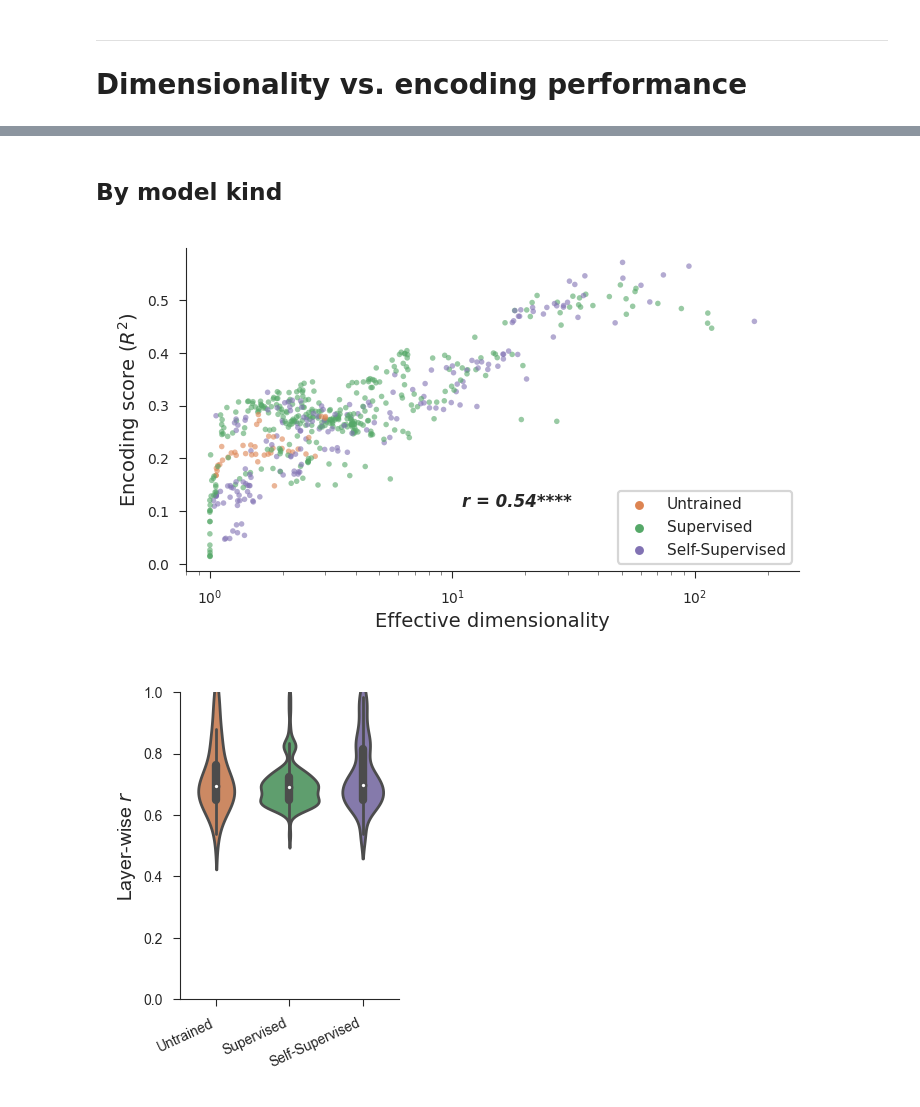
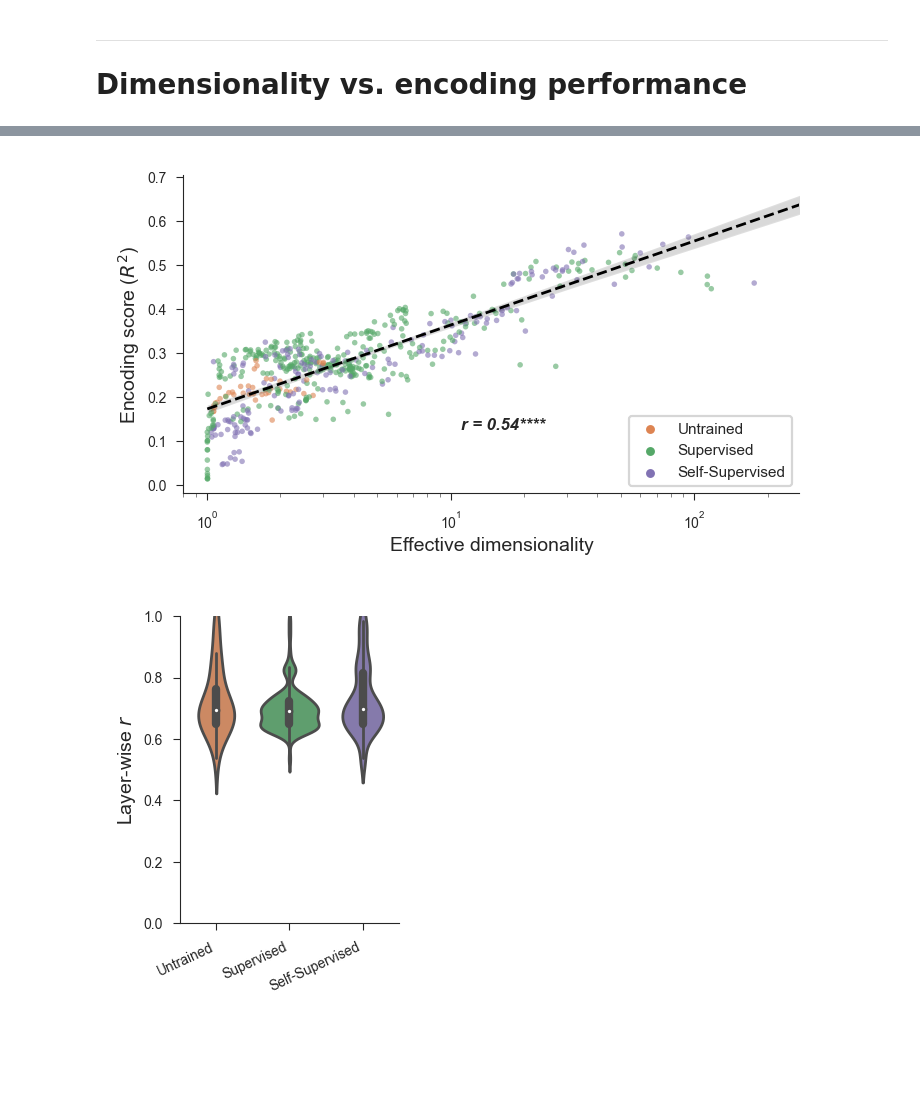
Before and after one commit to EricElmoznino/encoder_dimensionality, a Jupyter notebook: figures/manuscript/results.ipynb, the cells around one changed output, grey strips where cells are left out. Saved outputs shown, nothing was run; the diff lists cells and outputs as text; code cells hidden in the pictures; blank space fills up the shorter version.

Commit message:
Updated paper figures to include additional models

```diff
--- a/figures/manuscript/results.ipynb
+++ b/figures/manuscript/results.ipynb
@@ -113,32 +62,35 @@ plt.show()
-# %% [markdown]
-## By model kind
 # %%
 dataset = 'imagenet'
 data = pd.merge(pd.read_csv(f'../../results/encoding|benchmark:dicarlo.MajajHong2015.IT.public-pls|pooling:False.csv'),
                 pd.read_csv(f'../../results/eigmetrics|dataset:{dataset}|pooling:avg|grayscale:False.csv'),
                 on=id_columns)
 data_additional = pd.merge(pd.read_csv(f'../../results/encoding|benchmark:dicarlo.MajajHong2015.IT.public-pls|pooling:False|additional:True.csv'),
                            pd.read_csv(f'../../results/eigmetrics|dataset:{dataset}|pooling:avg|grayscale:False|additional:True.csv'),
                            on=id_columns)
 data = pd.concat([data, data_additional], ignore_index=True)
 data.loc[:, 'layer'] = data['layer'].replace(tf_to_pt_layer_map)
 
 fig, ax = plt.subplots(1, 1, figsize=(3.5, 2))
 
 ax.set_xlim(0.8, 270)
 sns.scatterplot(data=data, x='effective dimensionality', y='score',
                 hue='kind', palette=(sns.color_palette()[1], sns.color_palette()[2], sns.color_palette()[4]),
                 alpha=0.6, s=4, linewidth=0,
                 ax=ax)
+sns.regplot(data=data, x='effective dimensionality', y='score',
+            logx=True,
+            scatter_kws={'alpha': 0.0, 's': 4, 'linewidth': 0},
+            line_kws={'color': 'black', 'linestyle': '--', 'linewidth': 1},
+            ax=ax)
 ax.set(xlabel='Effective dimensionality', ylabel=r'Encoding score ($R^2$)', xscale='log')
 annotate_corr(data, x='effective dimensionality', y='score', pos=(0.45, 0.2), ax=ax)
 
 ax.legend(loc='lower right')
 
 plt.savefig('saved/results_bykind-ED-vs-encoding-all.png', dpi=300)
 plt.show()
 # %% [output]
-[figure, old version]
+[figure, new version]
 # %%
 dataset = 'imagenet'
 data = pd.merge(pd.read_csv(f'../../results/encoding|benchmark:dicarlo.MajajHong2015.IT.public-pls|pooling:False.csv'),
```
Also changed, not shown: parts of 9 cells of this notebook, 19 other files.
